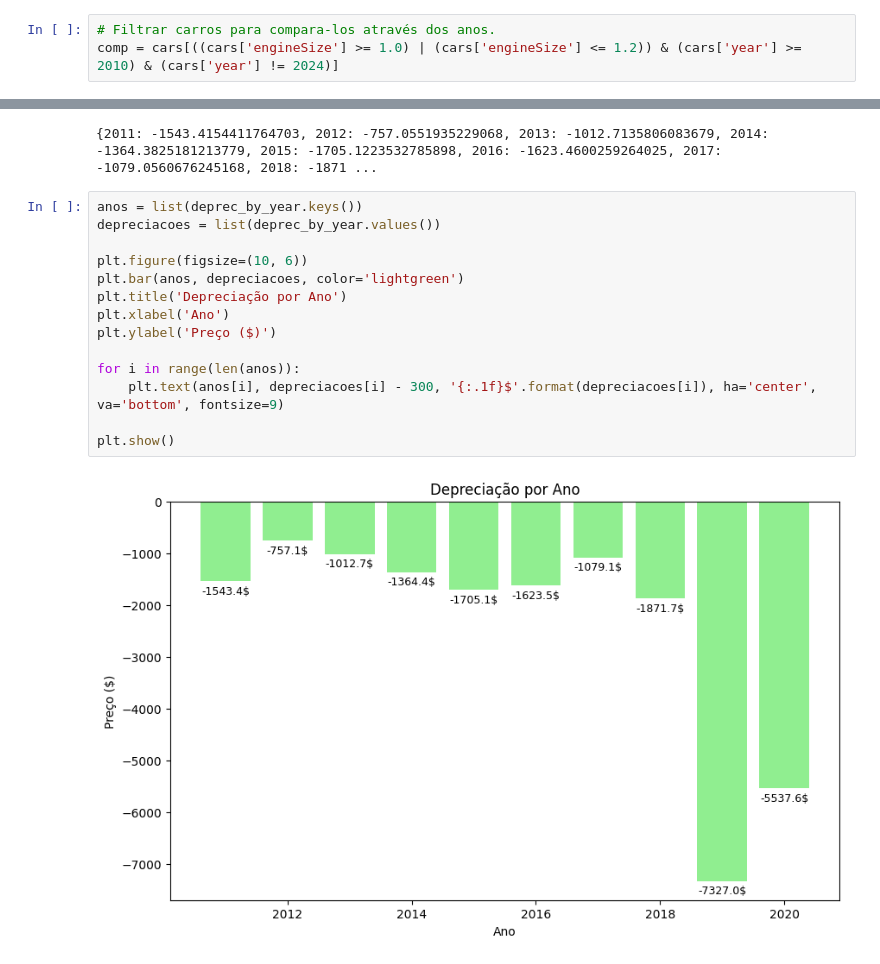
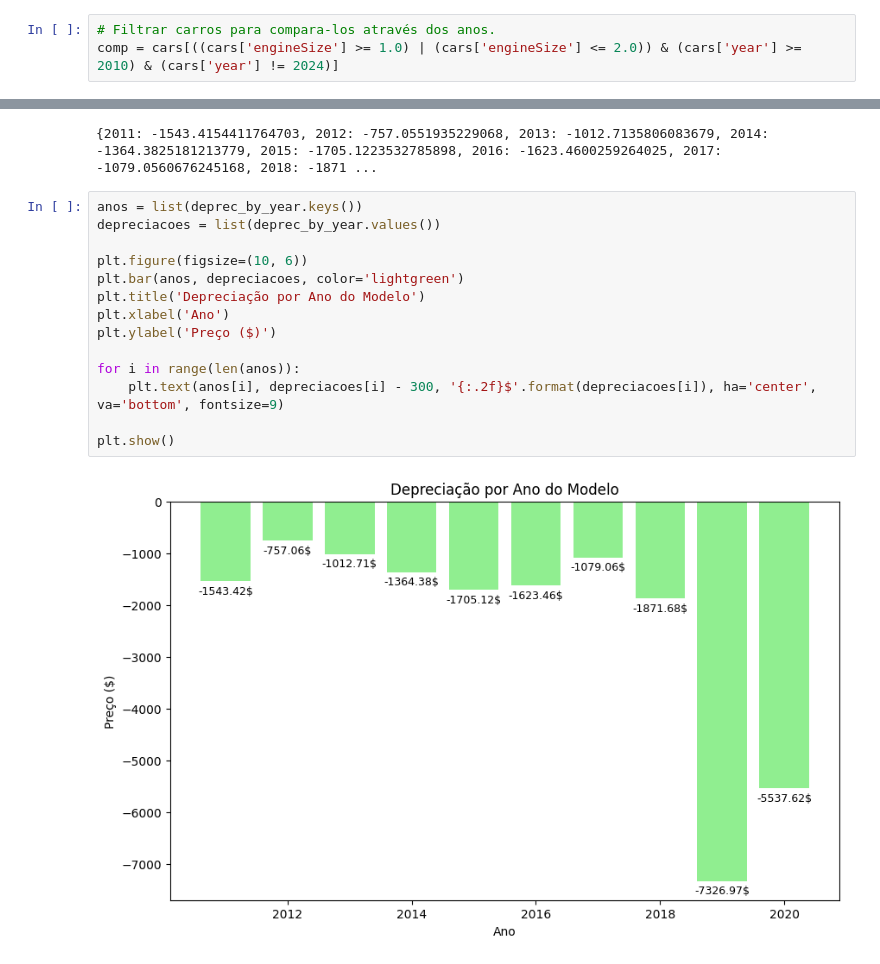
Before and after one commit to Kauefranca/desafios-jacto, a Jupyter notebook: desafio-1/Cars_Analysis.ipynb, the cells around one changed output, grey strips where cells are left out. Cells and saved outputs as stored; diff of their text form.

```diff
--- a/desafio-1/Cars_Analysis.ipynb
+++ b/desafio-1/Cars_Analysis.ipynb
@@ -129,6 +129,6 @@ plt.show()
 # %%
 # Filtrar carros para compara-los através dos anos.
-comp = cars[((cars['engineSize'] >= 1.0) | (cars['engineSize'] <= 1.2)) & (cars['year'] >= 2010) & (cars['year'] != 2024)]
+comp = cars[((cars['engineSize'] >= 1.0) | (cars['engineSize'] <= 2.0)) & (cars['year'] >= 2010) & (cars['year'] != 2024)]
 # %%
 years = sorted(comp['year'].unique())
 
@@ -153,16 +153,16 @@ print(deprec_by_year)
 # %%
 anos = list(deprec_by_year.keys())
 depreciacoes = list(deprec_by_year.values())
 
 plt.figure(figsize=(10, 6))
 plt.bar(anos, depreciacoes, color='lightgreen')
-plt.title('Depreciação por Ano')
+plt.title('Depreciação por Ano do Modelo')
 plt.xlabel('Ano')
 plt.ylabel('Preço ($)')
 
 for i in range(len(anos)):
-    plt.text(anos[i], depreciacoes[i] - 300, '{:.1f}$'.format(depreciacoes[i]), ha='center', va='bottom', fontsize=9)
+    plt.text(anos[i], depreciacoes[i] - 300, '{:.2f}$'.format(depreciacoes[i]), ha='center', va='bottom', fontsize=9)
 
 plt.show()
 # %% [output]
-[figure, old version]
+[figure, new version]
```
Also changed, not shown: parts of 1 cell of this notebook.
